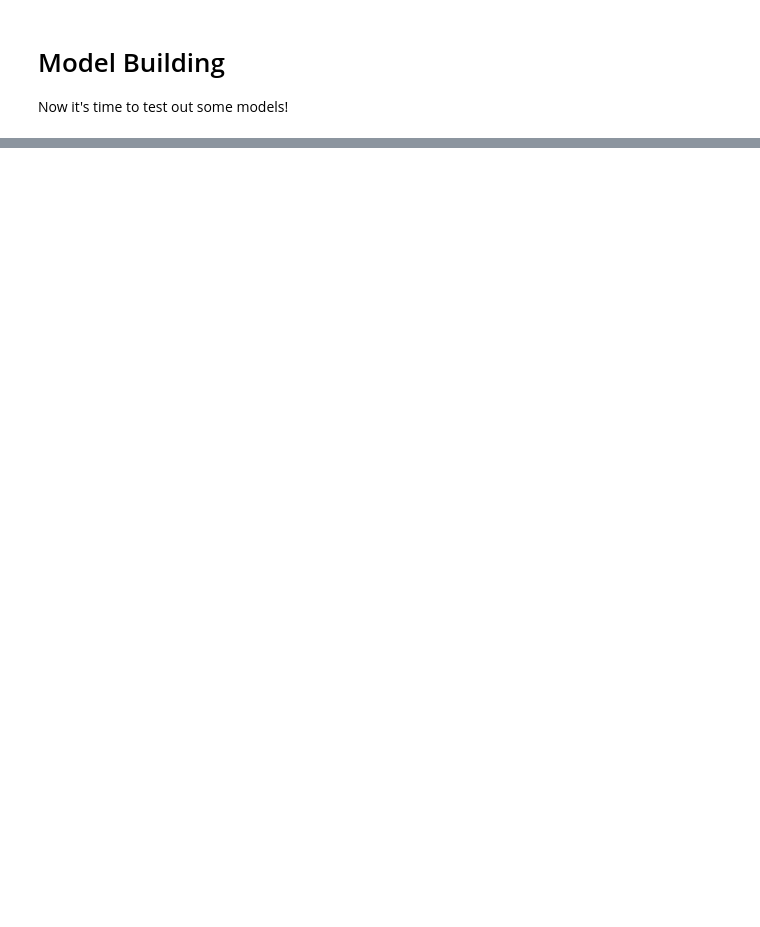
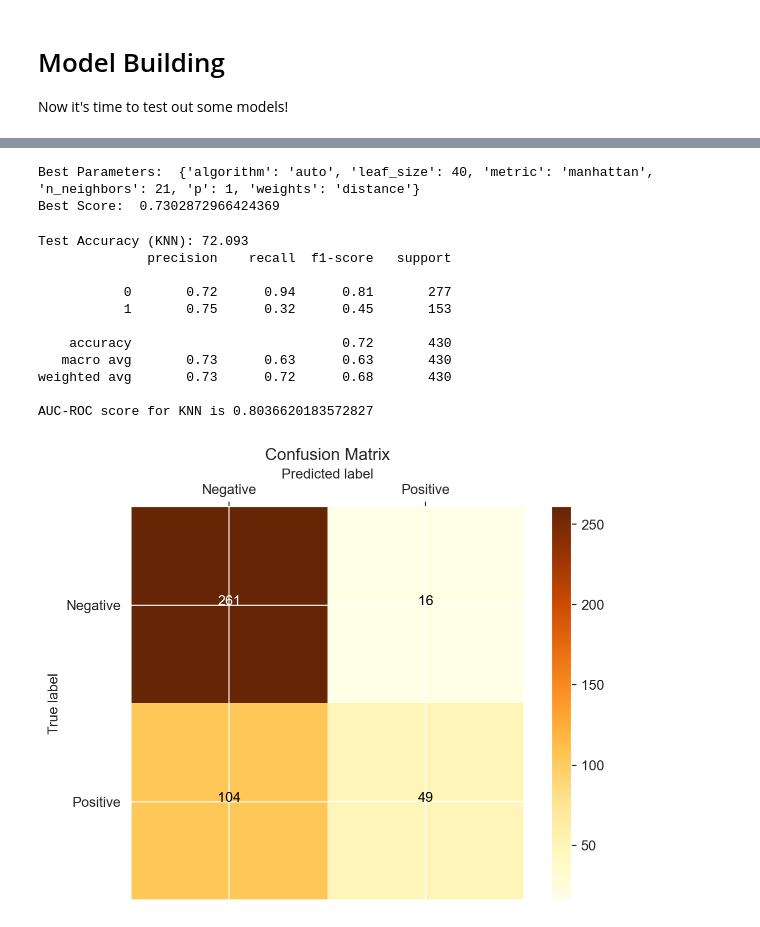
Before and after one commit to akcone2003/Alzheimers_Investigation, a Jupyter notebook: analysis.ipynb, the cells around one changed output, grey strips where cells are left out. Saved outputs shown, nothing was run; the diff lists cells and outputs as text; code cells hidden in the pictures; blank space fills up the shorter version.

```diff
--- a/analysis.ipynb
+++ b/analysis.ipynb
@@ -273,0 +262,9 @@ Name: target, dtype: float64
+# %%
+# Defining target
+y = df['target']
+
+# Define features
+X = df.drop(columns='target')
+
+# Splitting data
+X_train, X_test, y_train, y_test = train_test_split(X, y, test_size=0.2, random_state=SEED)
@@ -277,0 +331,63 @@ Now it's time to test out some models!
+# %%
+# Starting out with KNN
+# Hyperparameter optimization for KNN model
+# Define the parameter grid
+params = {
+    'n_neighbors': [1, 3, 5, 7, 9, 11, 13, 15, 17, 19, 21],
+    'weights': ['uniform', 'distance'],
+    'algorithm': ['auto', 'ball_tree', 'kd_tree', 'brute'],
+    'metric': ['euclidean', 'manhattan', 'minkowski', 'chebyshev'],
+    'leaf_size': [10, 20, 30, 40, 50, 60],
+    'p': [1, 2, 3]
+}
+
+
+# Instantiate the grid search model
+grid_search_knn = HalvingGridSearchCV(estimator=KNeighborsClassifier(), param_grid=params, cv=10, scoring='accuracy', n_jobs=-1)
+
+# Fit the grid search to the data
+grid_search_knn.fit(train, y_train)
+
+# Print the best parameters and the best score
+print("Best Parameters: ", grid_search_knn.best_params_)
+print("Best Score: ", grid_search_knn.best_score_)
+# %% [output]
+Best Parameters:  {'algorithm': 'auto', 'leaf_size': 40, 'metric': 'manhattan', 'n_neighbors': 21, 'p': 1, 'weights': 'distance'}
+Best Score:  0.7302872966424369
+# %%
+# Using fitted model to make predictions
+best_knn_model = grid_search_knn.best_estimator_
+test_predictions_knn = best_knn_model.predict(test)
+
+# Calculate the accuracy of the model on the test data
+test_accuracy = accuracy_score(y_test, test_predictions_knn)
+
+# Print the test accuracy
+print(f"Test Accuracy (KNN): {test_accuracy*100:.3f}")
+
+# Classification Report
+print(metrics.classification_report(y_test, test_predictions_knn))
+
+# Predict probabilities
+probabilities_knn = best_knn_model.predict_proba(test)
+
+# Probabilities for positive class
+auc = roc_auc_score(y_test, probabilities_knn[:, 1])
+
+print(f"AUC-ROC score for KNN is {auc}")
+
+# Confusion Matrix
+draw_confusion_matrix(y_test, test_predictions_knn, ['Negative', 'Positive'])
+# %% [output]
+Test Accuracy (KNN): 72.093
+              precision    recall  f1-score   support
+
+           0       0.72      0.94      0.81       277
+           1       0.75      0.32      0.45       153
+
+    accuracy                           0.72       430
+   macro avg       0.73      0.63      0.63       430
+weighted avg       0.73      0.72      0.68       430
+
+AUC-ROC score for KNN is 0.8036620183572827
+[figure, added]
```
Also changed, not shown: parts of 28 cells of this notebook, 3 other files.
